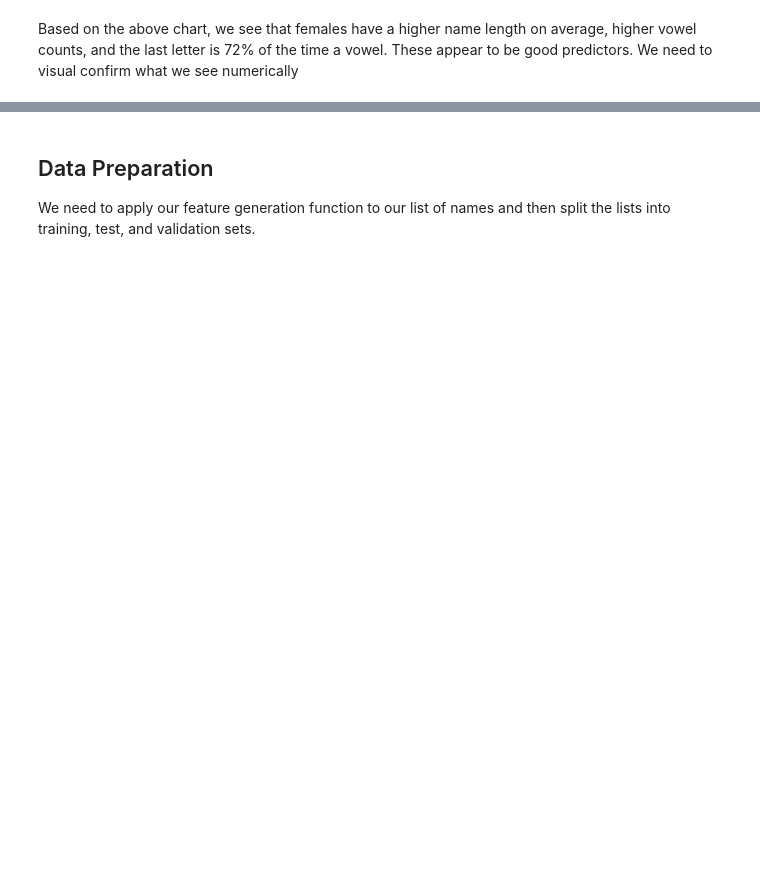
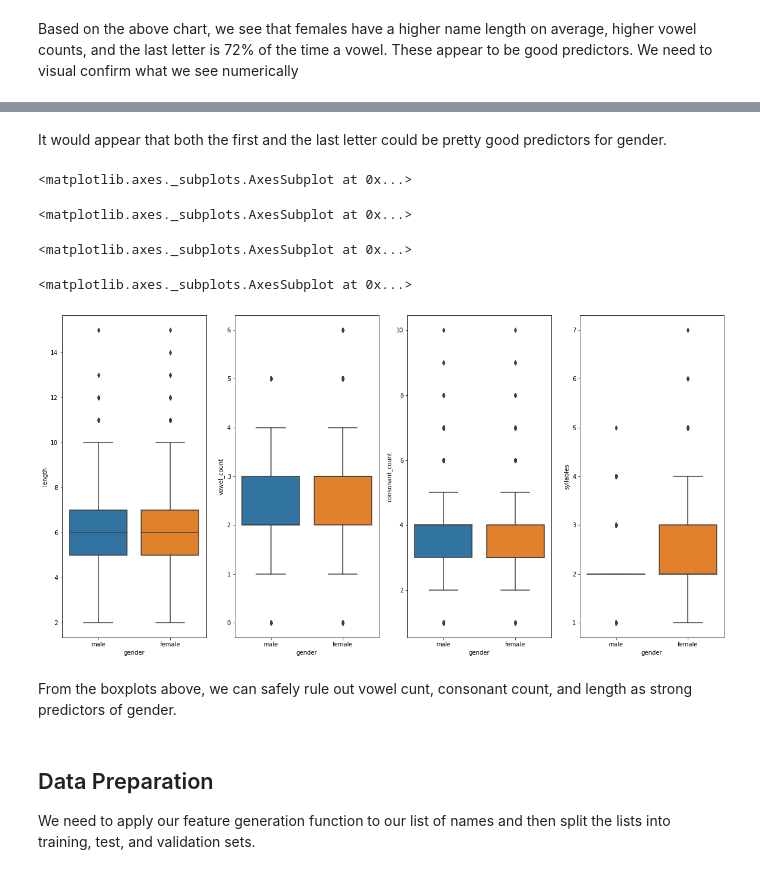
Before and after one commit to betsyrosalen/DATA620_Fall2019_Project3, a Jupyter notebook: project3.ipynb, the cells around one changed output, grey strips where cells are left out. Saved outputs shown, nothing was run; the diff lists cells and outputs as text; code cells hidden in the pictures; blank space fills up the shorter version.

Commit message:
exploration

```diff
--- a/project3.ipynb
+++ b/project3.ipynb
@@ -184,3 +208,19 @@ for var, subplot in zip(categorical_cols, ax.flatten()):
+# %% [markdown]
+It would appear that both the first and the last letter could be pretty good predictors for gender.
+# %%
+# numerical columns to gender exploration
+fig, ax = plt.subplots(1, 4, figsize=(20, 10))
+
+for var, subplot in zip(numerical_cols, ax.flatten()):
+    sns.boxplot(x='gender', y=var, data=data, ax=subplot)
+# %% [output]
+<matplotlib.axes._subplots.AxesSubplot at 0x...>
+<matplotlib.axes._subplots.AxesSubplot at 0x...>
+<matplotlib.axes._subplots.AxesSubplot at 0x...>
+<matplotlib.axes._subplots.AxesSubplot at 0x...>
+[figure, added]
+# %% [markdown]
+From the boxplots above, we can safely rule out vowel cunt, consonant count, and length as strong predictors of gender.
 # %% [markdown]
 ## Data Preparation
 We need to apply our feature generation function to our list of names and then split the lists into training, test, and validation sets.
```
Also changed, not shown: parts of 8 cells of this notebook.
